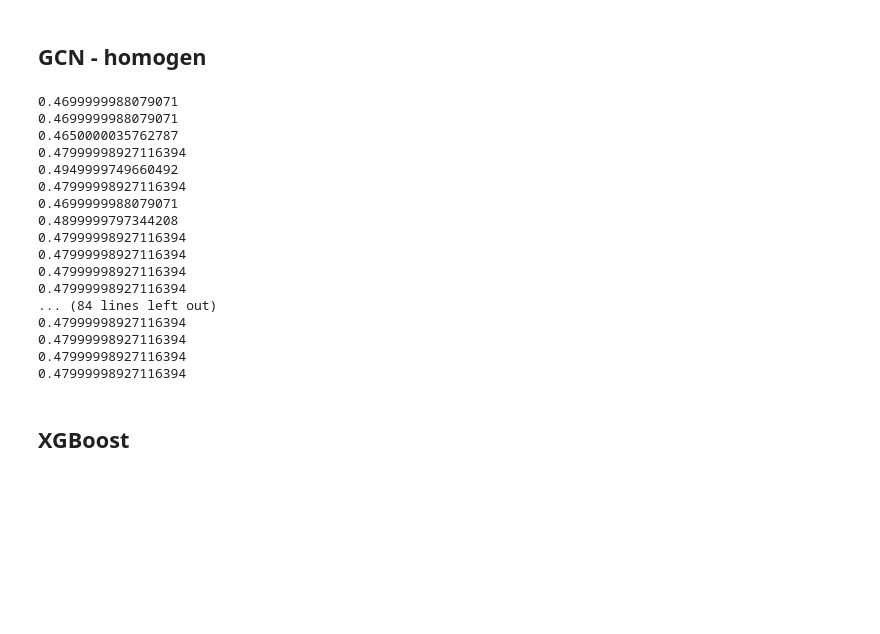
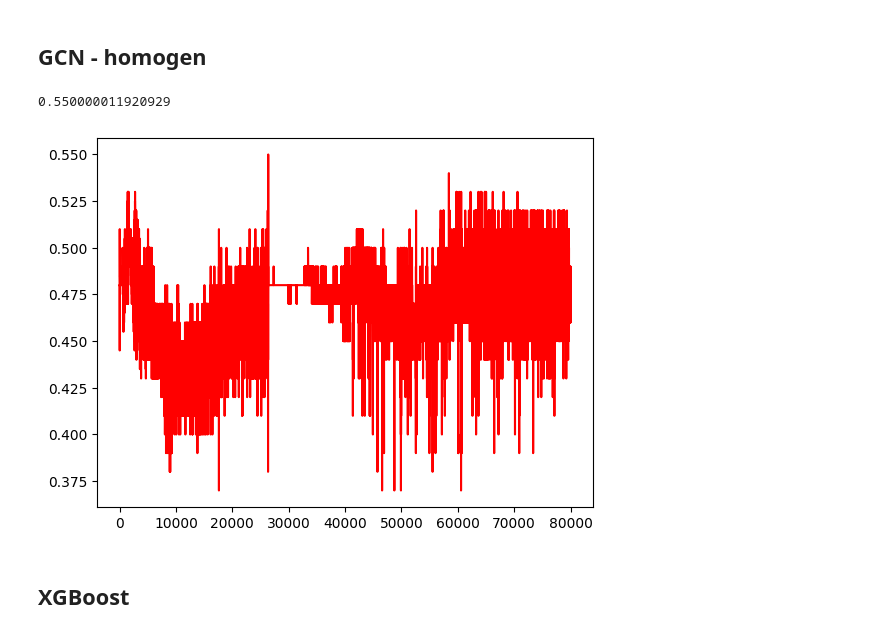
Before and after one commit to JasaZnidar/Predvidenje-zmagovalca-vaterpolo, a Jupyter notebook: Diplomska_naloga.ipynb, the cells around one changed output. Cells and saved outputs as stored; diff of their text form; code cells hidden in the pictures; blank space fills up the shorter version.

```diff
--- a/Diplomska_naloga.ipynb
+++ b/Diplomska_naloga.ipynb
@@ -136,12 +142,14 @@ def Update(original: list, update: list) -> list:
 
   return[original[x] + update[x] for x in range(len(original))]
 # %%
-# @title Classification
 win_class = 0
 loss_class = 1
 tie_class = 2
 
 def classify(val: float, allowTie: bool = True):
+  if isnan(val): # Added check for NaN
+    return -1 # Or some other indicator for unclassifiable
+
   if allowTie:
     if val >= 0.5:
       return win_class
@@ -1060,10 +1177,11 @@ def eval(model: torch.nn.Module, input_params: dict, ground_truth: torch.Tensor)
 
   return compareClassifications(pred, ground_truth)
 # %%
-gcn_homo = GCN_Homo([num_playerInMatch_features, num_playerInMatch_features*2, num_playerInMatch_features*2, num_playerInMatch_features], device = device)
+set_seed(seed)
+gcn_homo = GCN_Homo([num_playerInMatch_features, num_playerInMatch_features*2, num_playerInMatch_features*2, num_playerInMatch_features], device = device, dropout = 0.0)
 gcn_homo_optimizer = torch.optim.Adam(gcn_homo.parameters(), lr=0.01)
 gcn_homo_crit = torch.nn.CrossEntropyLoss()
-epochs = 100
+epochs = 80_000
 train_gcn_homo_params = {
     'x': train_homo_x,
     'edge_index': train_homo_edge_index,
@@ -1077,27 +1195,23 @@ test_gcn_homo_params = {
 }
 test_gcn_homo_ground = torch.tensor([classify for classify in test_match_class for _ in range(2)]).to(device)
 
+test_gcn_homo_acc = []
+
 for _ in range(epochs):
   train(gcn_homo, gcn_homo_optimizer, gcn_homo_crit, train_gcn_homo_params, train_gcn_homo_ground)
-  print(eval(gcn_homo, test_gcn_homo_params, test_gcn_homo_ground))
+  test_gcn_homo_acc.append(eval(gcn_homo, test_gcn_homo_params, test_gcn_homo_ground))
+print(max(test_gcn_homo_acc))
 # %% [output]
-0.4699999988079071
-0.4699999988079071
-0.4650000035762787
-0.47999998927116394
-0.4949999749660492
-0.47999998927116394
-0.4699999988079071
-0.4899999797344208
-0.47999998927116394
-0.47999998927116394
-0.47999998927116394
-0.47999998927116394
-... (84 lines left out)
-0.47999998927116394
-0.47999998927116394
-0.47999998927116394
-0.47999998927116394
+0.550000011920929
+# %%
+warnings.filterwarnings("ignore", category=UserWarning, message="No artists with labels found to put in legend")
+
+fig, ax1 = plt.subplots()
+
+ax1.plot(range(epochs), test_gcn_homo_acc, label='Ties', color='red')
+plt.show()
+# %% [output]
+[figure, added]
 # %% [markdown]
 ## XGBoost
 # %%
```
Also changed, not shown: parts of 6 cells of this notebook.
